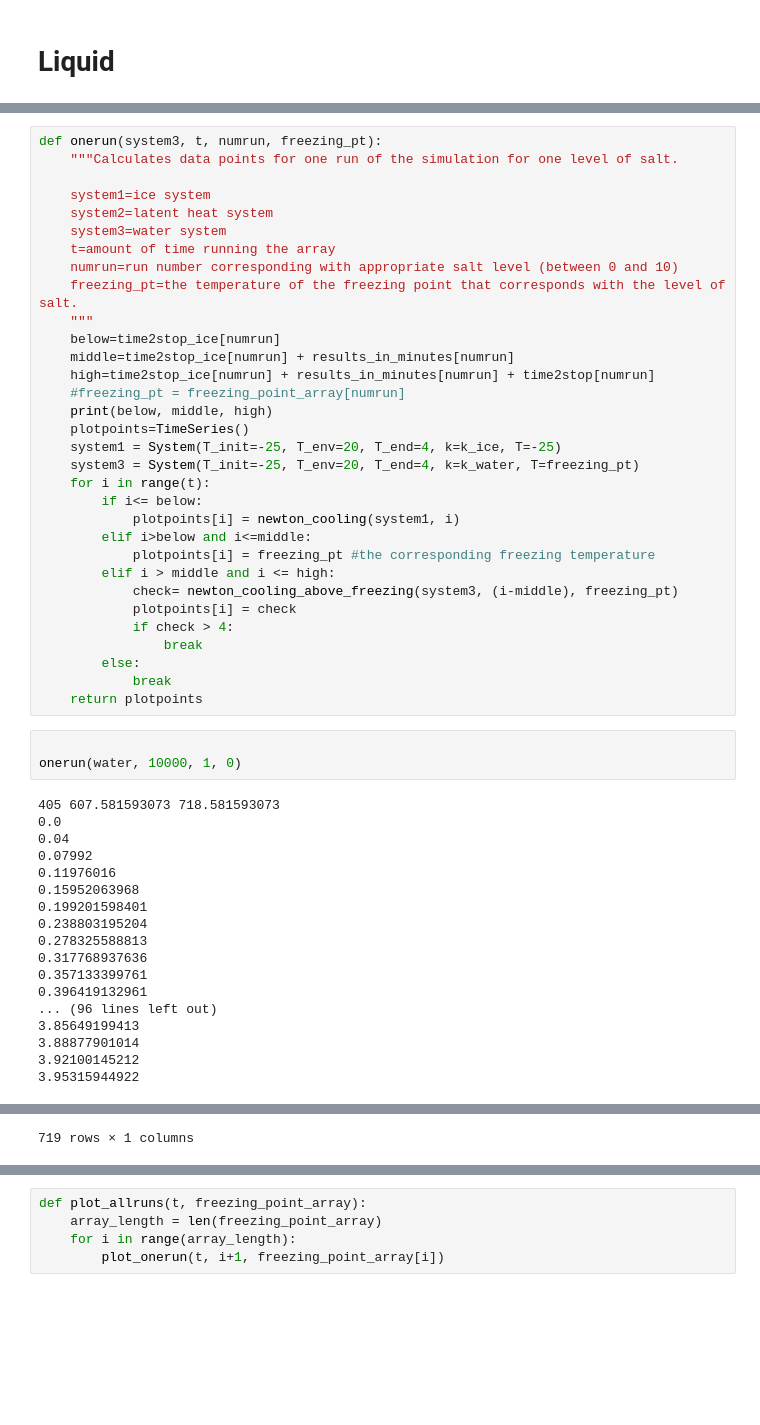
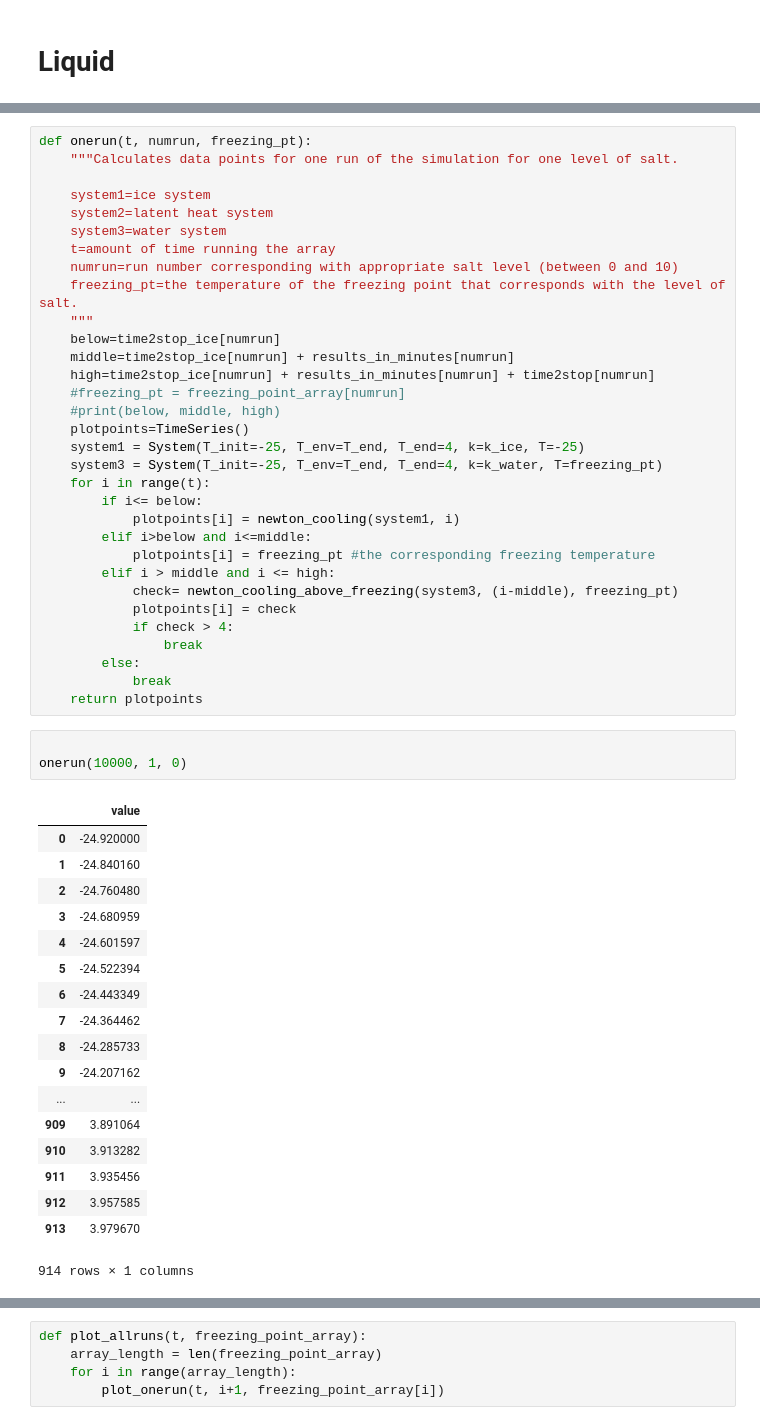
Before and after one commit to 867006905/ModSimPy, a Jupyter notebook: code/Project Two/Project+2-Copy1.ipynb, the cells around one changed output, grey strips where cells are left out. Cells and saved outputs as stored; diff of their text form; blank space fills up the shorter version.

```diff
--- a/code/Project Two/Project+2-Copy1.ipynb
+++ b/code/Project Two/Project+2-Copy1.ipynb
@@ -337,5 +314,5 @@ time2stop
 # %%
-def onerun(system3, t, numrun, freezing_pt):
+def onerun(t, numrun, freezing_pt):
     """Calculates data points for one run of the simulation for one level of salt.
 
     system1=ice system
@@ -349,10 +326,10 @@ def onerun(system3, t, numrun, freezing_pt):
     middle=time2stop_ice[numrun] + results_in_minutes[numrun]
     high=time2stop_ice[numrun] + results_in_minutes[numrun] + time2stop[numrun]
     #freezing_pt = freezing_point_array[numrun]
-    print(below, middle, high)
+    #print(below, middle, high)
     plotpoints=TimeSeries()
-    system1 = System(T_init=-25, T_env=20, T_end=4, k=k_ice, T=-25)
-    system3 = System(T_init=-25, T_env=20, T_end=4, k=k_water, T=freezing_pt)
+    system1 = System(T_init=-25, T_env=T_end, T_end=4, k=k_ice, T=-25)
+    system3 = System(T_init=-25, T_env=T_end, T_end=4, k=k_water, T=freezing_pt)
     for i in range(t):
         if i<= below:
             plotpoints[i] = newton_cooling(system1, i)
@@ -368,22 +345,23 @@ def onerun(system3, t, numrun, freezing_pt):
     return plotpoints
 # %%
 
-onerun(water, 10000, 1, 0)
+onerun(10000, 1, 0)
 # %% [output]
+|  | value |
+| 0 | -24.920000 |
+| 1 | -24.840160 |
+| 2 | -24.760480 |
+| 3 | -24.680959 |
+| 4 | -24.601597 |
+| 5 | -24.522394 |
+| 6 | -24.443349 |
+| 7 | -24.364462 |
+| 8 | -24.285733 |
+| 9 | -24.207162 |
+| ... | ... |
+| 909 | 3.891064 |
+| 910 | 3.913282 |
+| 911 | 3.935456 |
+| 912 | 3.957585 |
+| 913 | 3.979670 |
-405 607.581593073 718.581593073
-0.0
-0.04
-0.07992
-0.11976016
-0.15952063968
-0.199201598401
-0.238803195204
-0.278325588813
-0.317768937636
-0.357133399761
-0.396419132961
-... (96 lines left out)
-3.85649199413
-3.88877901014
-3.92100145212
-3.95315944922
+914 rows × 1 columns
@@ -407,4 +368,3 @@ onerun(water, 10000, 1, 0)
-719 rows × 1 columns
 # %%
 def plot_onerun(t, numrun, freezing_pt):
     """numrun=run number, starts at 0 with 0 degrees celsius and no salt
```
Also changed, not shown: parts of 21 cells of this notebook, 1 other file.
